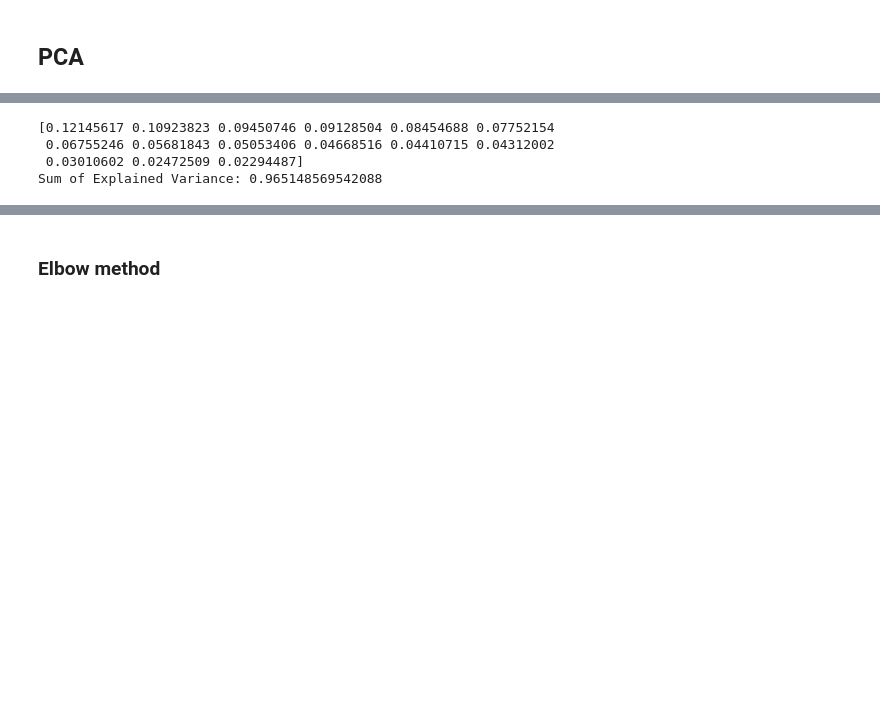
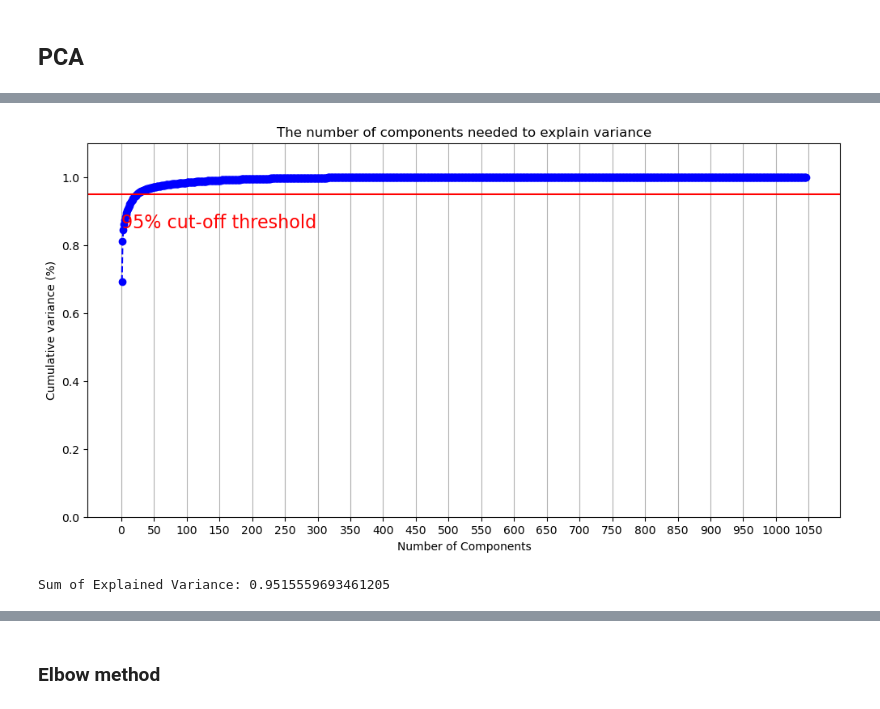
Before and after one commit to C7A7A/audio_clustering_autoencoder, a Jupyter notebook: notebooks/cluster_music.ipynb, the cells around one changed output, grey strips where cells are left out. Saved outputs shown, nothing was run; the diff lists cells and outputs as text; code cells hidden in the pictures; blank space fills up the shorter version.

```diff
--- a/notebooks/cluster_music.ipynb
+++ b/notebooks/cluster_music.ipynb
@@ -69,10 +69,16 @@ path_arr_columns = [
     'path_mfccs_arr'
 ]
 
+
 def load_numpy_array(path):
     return np.load(path)
 
 
-def calculate_mean_across_row(path):
+def calculate_mean(path):
     arr = load_numpy_array(path)
     return np.mean(arr)
+
+
+def calculate_mean_across_column(path):
+    arr = load_numpy_array(path)
+    return np.mean(arr, axis=1)
@@ -105,0 +116,4 @@ mean_df
+# %%
+# mean_df = get_mean_df()
+spectogram_mean_column_df = get_mean_by_column_df('path_spectogram_arr')
+spectogram_mean_column_df.head()
@@ -267,11 +296,35 @@ df_to_cluster.shape
-# %%
-pca = PCA(n_components=15)
-pca.fit(df_to_cluster)
-explained_variance = pca.explained_variance_ratio_
-print(explained_variance)
-print("Sum of Explained Variance:", sum(explained_variance))
-# %% [output]
-[0.12145617 0.10923823 0.09450746 0.09128504 0.08454688 0.07752154
- 0.06755246 0.05681843 0.05053406 0.04668516 0.04410715 0.04312002
- 0.03010602 0.02472509 0.02294487]
-Sum of Explained Variance: 0.965148569542088
+# %%
+pca = PCA().fit(df_to_cluster)
+
+plt.rcParams["figure.figsize"] = (12,6)
+
+fig, ax = plt.subplots()
+xi = np.arange(1, df_to_cluster.shape[1] + 1, step=1)
+y = np.cumsum(pca.explained_variance_ratio_)
+
+plt.ylim(0.0,1.1)
+plt.plot(xi, y, marker='o', linestyle='--', color='b')
+
+plt.xlabel('Number of Components')
+plt.xticks(np.arange(0, df_to_cluster.shape[1] + 50, step=50))
+plt.ylabel('Cumulative variance (%)')
+plt.title('The number of components needed to explain variance')
+
+plt.axhline(y=0.95, color='r', linestyle='-')
+plt.text(0.5, 0.85, '95% cut-off threshold', color = 'red', fontsize=16)
+
+ax.grid(axis='x')
+plt.show()
+# %% [output]
+[figure, added]
+# %%
+N_COMPONENTS = 25
+
+pca = PCA(n_components=N_COMPONENTS)
+pca.fit(df_to_cluster)
+
+explained_variance = pca.explained_variance_ratio_
+# print(explained_variance[:10])
+print("Sum of Explained Variance:", sum(explained_variance))
+# %% [output]
+Sum of Explained Variance: 0.9515559693461205
```
Also changed, not shown: parts of 14 cells of this notebook.
